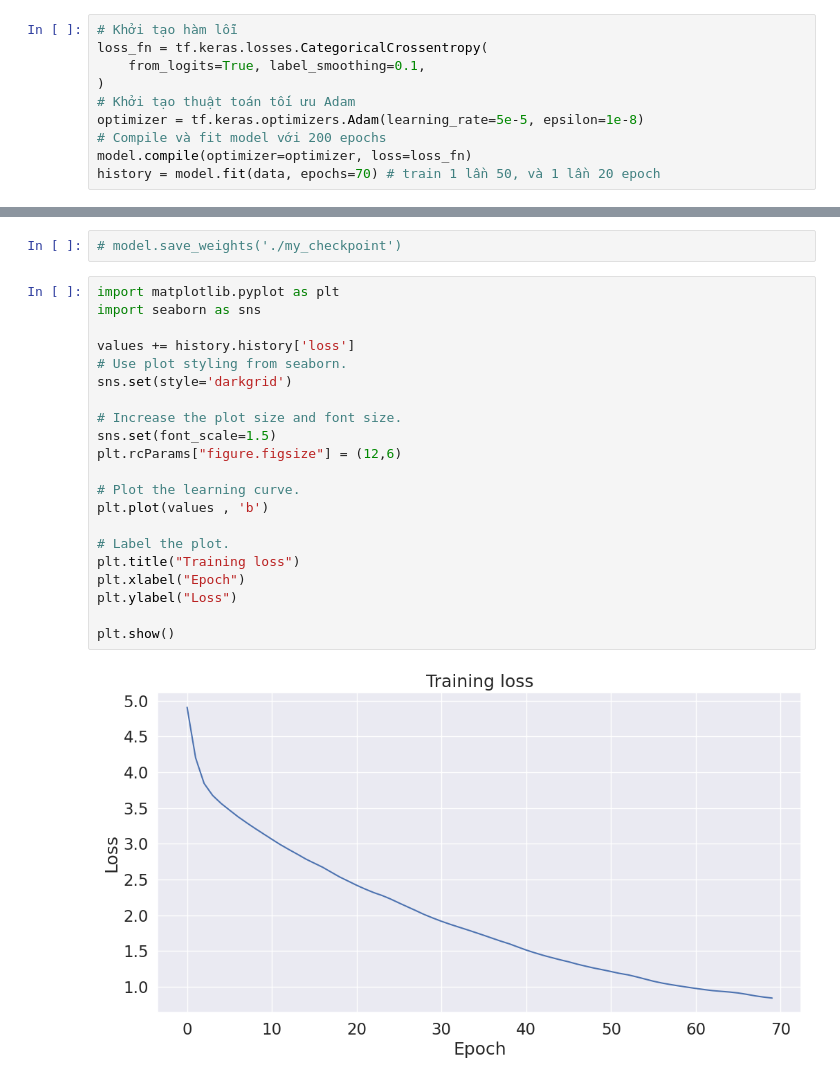
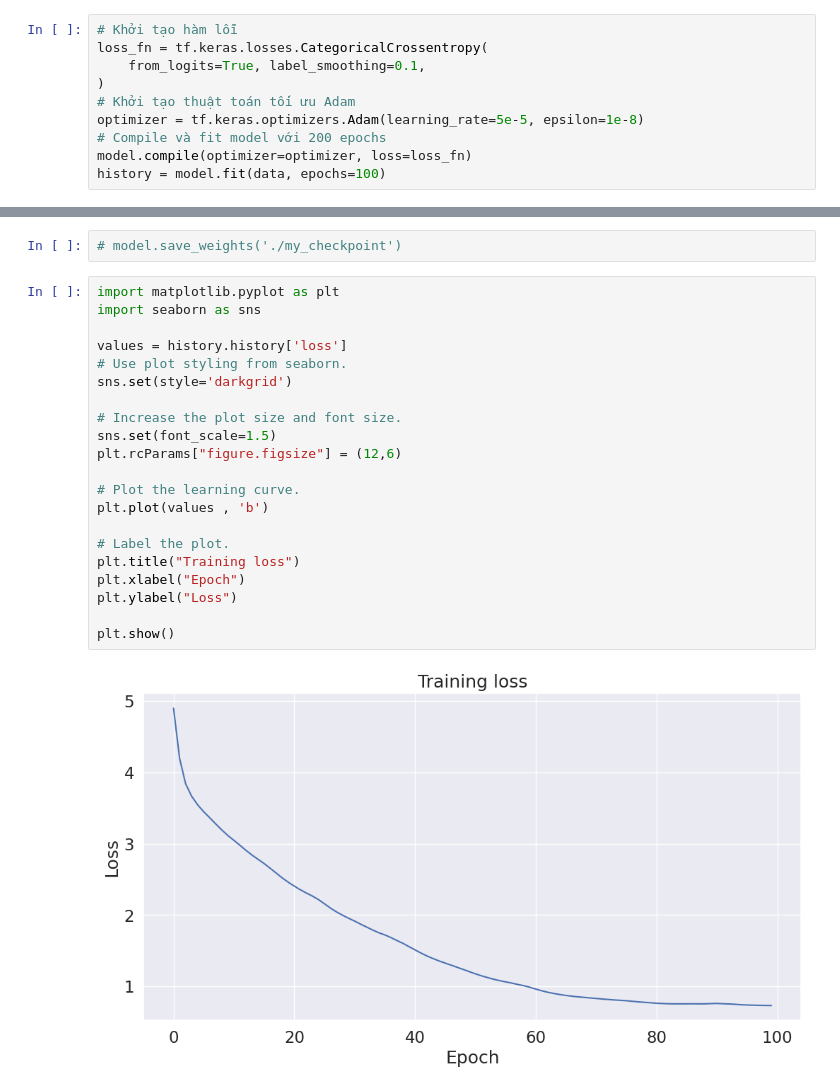
Before and after one commit to HuNguyen51/Transformer-Machine-Translation, a Jupyter notebook: transformer_vi_en_translation.ipynb, the cells around one changed output, grey strips where cells are left out. Saved outputs shown, nothing was run; the diff lists cells and outputs as text.

```diff
--- a/transformer_vi_en_translation.ipynb
+++ b/transformer_vi_en_translation.ipynb
@@ -375,5 +375,5 @@ loss_fn = tf.keras.losses.CategoricalCrossentropy(
 optimizer = tf.keras.optimizers.Adam(learning_rate=5e-5, epsilon=1e-8)
 # Compile và fit model với 200 epochs
 model.compile(optimizer=optimizer, loss=loss_fn)
-history = model.fit(data, epochs=70) # train 1 lần 50, và 1 lần 20 epoch
+history = model.fit(data, epochs=100)
 # %% [output]
@@ -399,24 +399,24 @@ Epoch 20/20
 # %%
 import matplotlib.pyplot as plt
 import seaborn as sns
 
-values += history.history['loss']
+values = history.history['loss']
 # Use plot styling from seaborn.
 sns.set(style='darkgrid')
 
 # Increase the plot size and font size.
 sns.set(font_scale=1.5)
 plt.rcParams["figure.figsize"] = (12,6)
 
 # Plot the learning curve.
 plt.plot(values , 'b')
 
 # Label the plot.
 plt.title("Training loss")
 plt.xlabel("Epoch")
 plt.ylabel("Loss")
 
 plt.show()
 # %% [output]
-[figure, old version]
+[figure, new version]
 # %%
```
Also changed, not shown: parts of 3 cells of this notebook.
